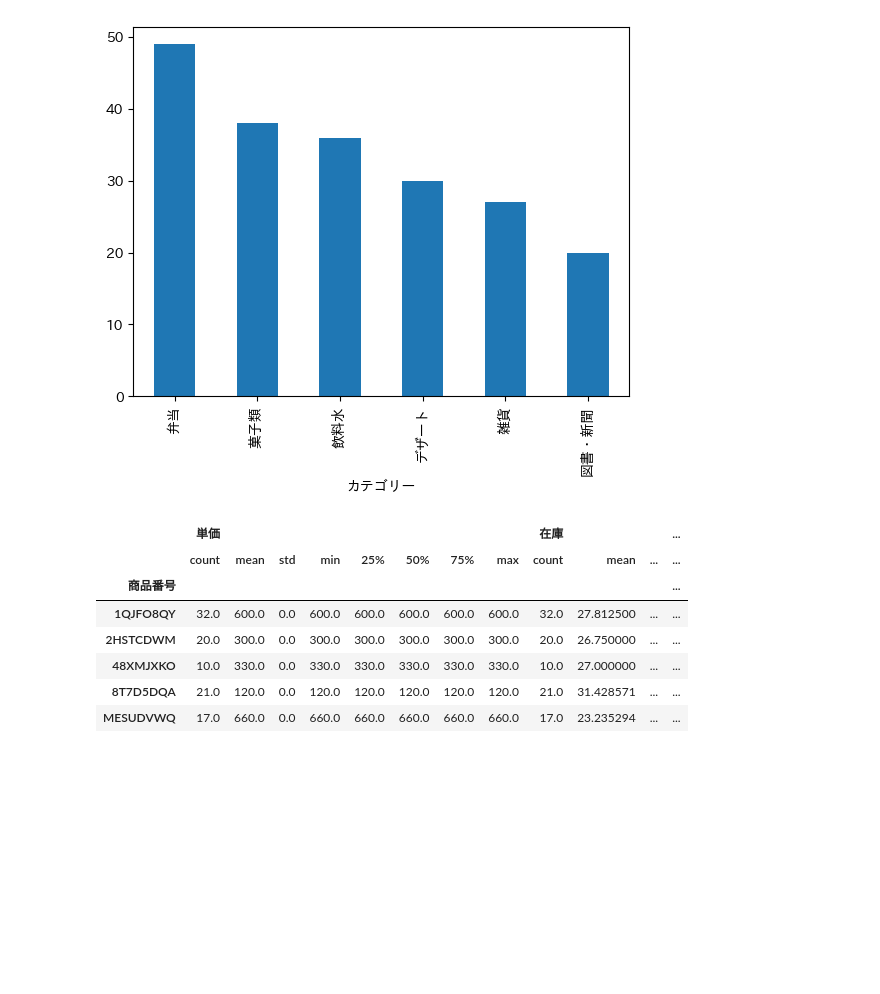
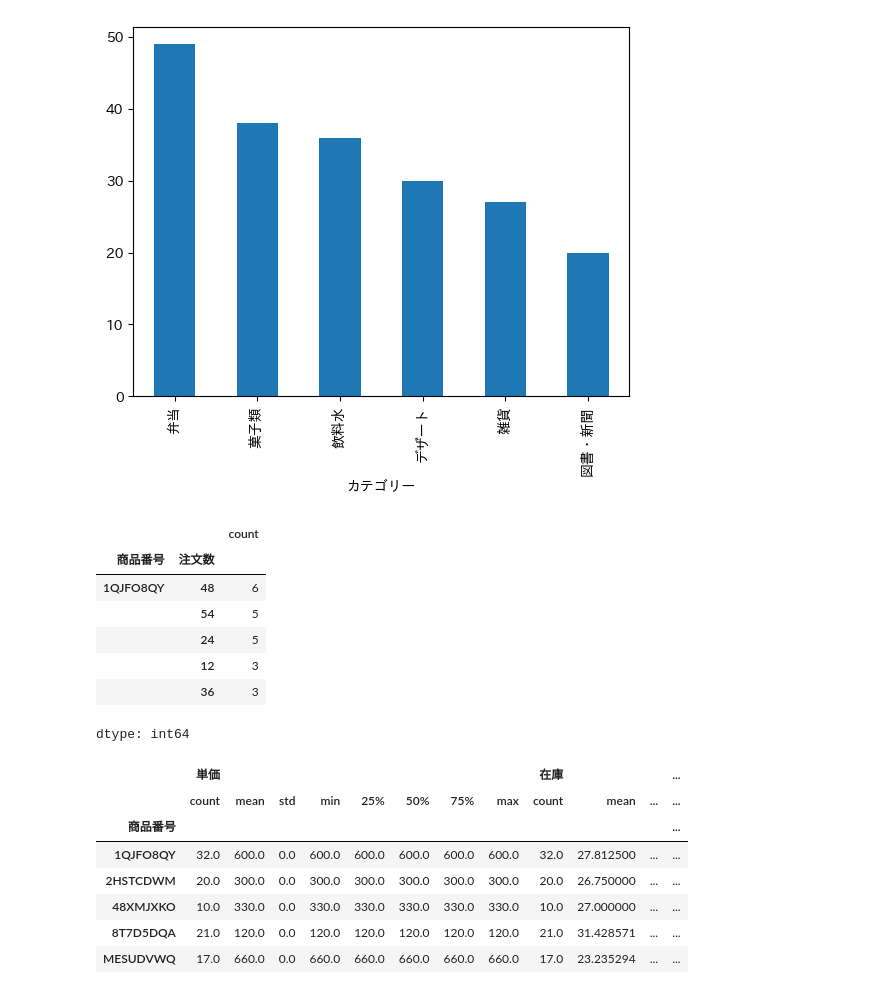
Before and after one commit to solatama/data-analysis-basic-kadai, a Jupyter notebook: kadai_007/kadai_007.ipynb, the cells around one changed output. Saved outputs shown, nothing was run; the diff lists cells and outputs as text; code cells hidden in the pictures; blank space fills up the shorter version.

```diff
--- a/kadai_007/kadai_007.ipynb
+++ b/kadai_007/kadai_007.ipynb
@@ -53,6 +53,15 @@ plt.show()
 # %% [output]
 [figure]
 # %%
-df1 = df.groupby('商品番号').value_counts()
+df1 = df.groupby('商品番号')['注文数'].value_counts()
 #df1.head()
+# %% [output]
+|  |  | count |
+| 商品番号 | 注文数 |  |
+| 1QJFO8QY | 48 | 6 |
+|  | 54 | 5 |
+|  | 24 | 5 |
+|  | 12 | 3 |
+|  | 36 | 3 |
+dtype: int64
 # %%
```
Also changed, not shown: parts of 1 cell of this notebook.
